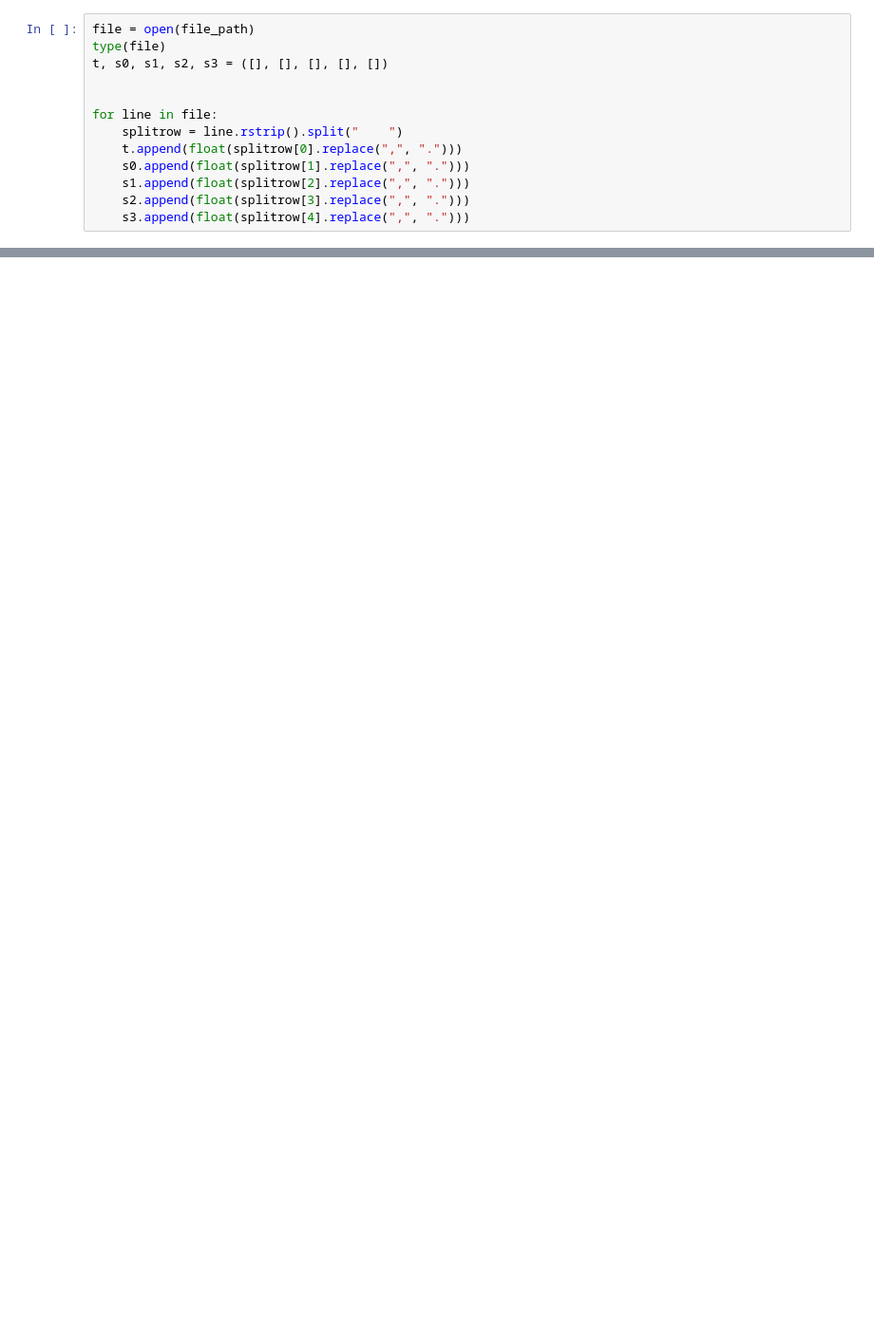
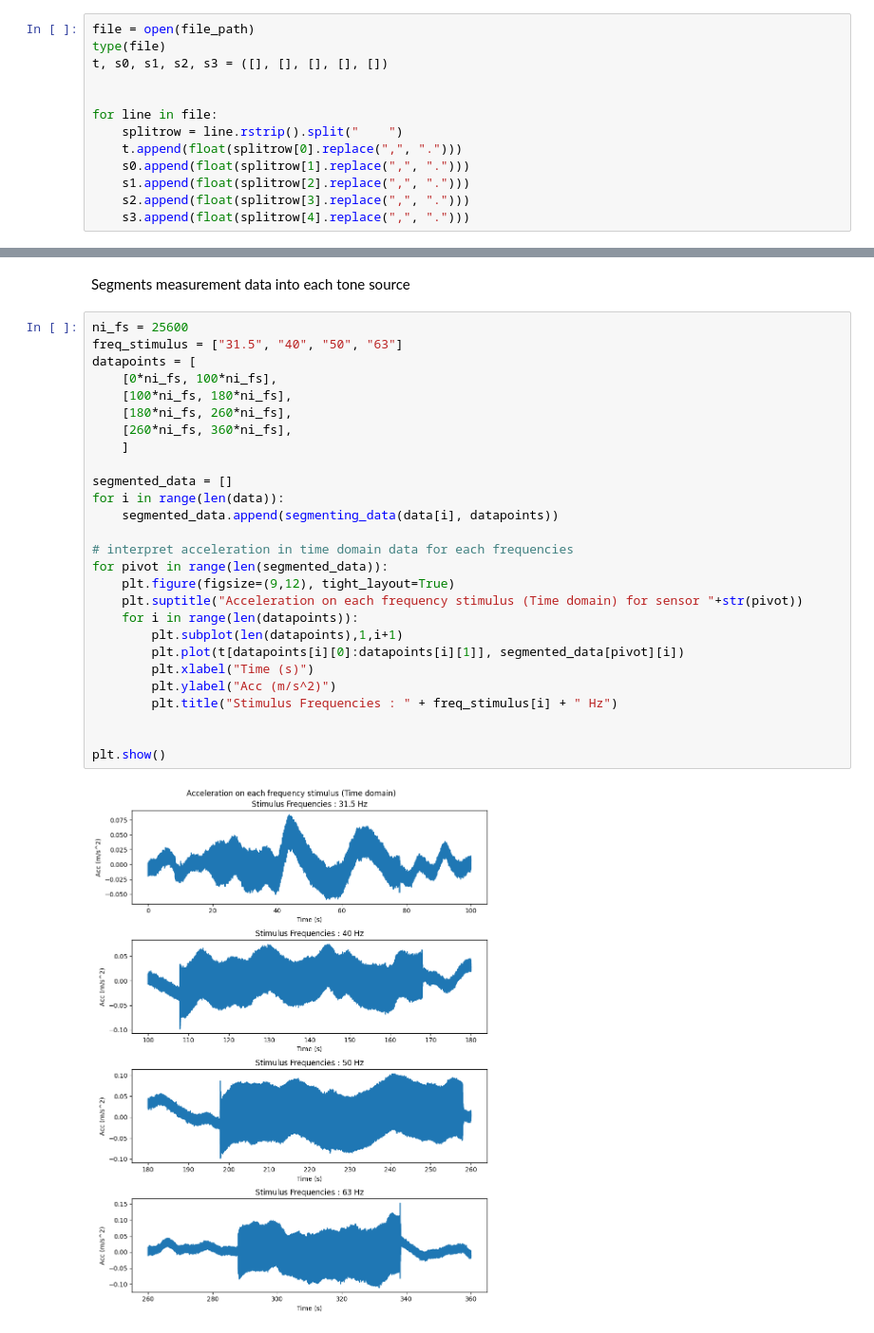
Before and after one commit to VibrasticLab/General_Projects, a Jupyter notebook: JLL_CWO_Okt_2023/extractdata_nidaq.ipynb, the cells around one changed output, grey strips where cells are left out. Shown at 95% size. Saved outputs shown, nothing was run; the diff lists cells and outputs as text; blank space fills up the shorter version.

Commit message:
adding segment, td amplitude, fft

```diff
--- a/JLL_CWO_Okt_2023/extractdata_nidaq.ipynb
+++ b/JLL_CWO_Okt_2023/extractdata_nidaq.ipynb
@@ -31,0 +96,31 @@ for line in file:
+# %% [markdown]
+Segments measurement data into each tone source
+# %%
+ni_fs = 25600
+freq_stimulus = ["31.5", "40", "50", "63"]
+datapoints = [
+    [0*ni_fs, 100*ni_fs],
+    [100*ni_fs, 180*ni_fs],
+    [180*ni_fs, 260*ni_fs],
+    [260*ni_fs, 360*ni_fs],
+    ]
+
+segmented_data = []
+for i in range(len(data)):
+    segmented_data.append(segmenting_data(data[i], datapoints))
+
+# interpret acceleration in time domain data for each frequencies
+for pivot in range(len(segmented_data)):
+    plt.figure(figsize=(9,12), tight_layout=True)
+    plt.suptitle("Acceleration on each frequency stimulus (Time domain) for sensor "+str(pivot))
+    for i in range(len(datapoints)):
+        plt.subplot(len(datapoints),1,i+1)
+        plt.plot(t[datapoints[i][0]:datapoints[i][1]], segmented_data[pivot][i])
+        plt.xlabel("Time (s)")
+        plt.ylabel("Acc (m/s^2)")
+        plt.title("Stimulus Frequencies : " + freq_stimulus[i] + " Hz")
+
+
+plt.show()
+# %% [output]
+[figure, added]
```
Also changed, not shown: parts of 19 cells of this notebook.
